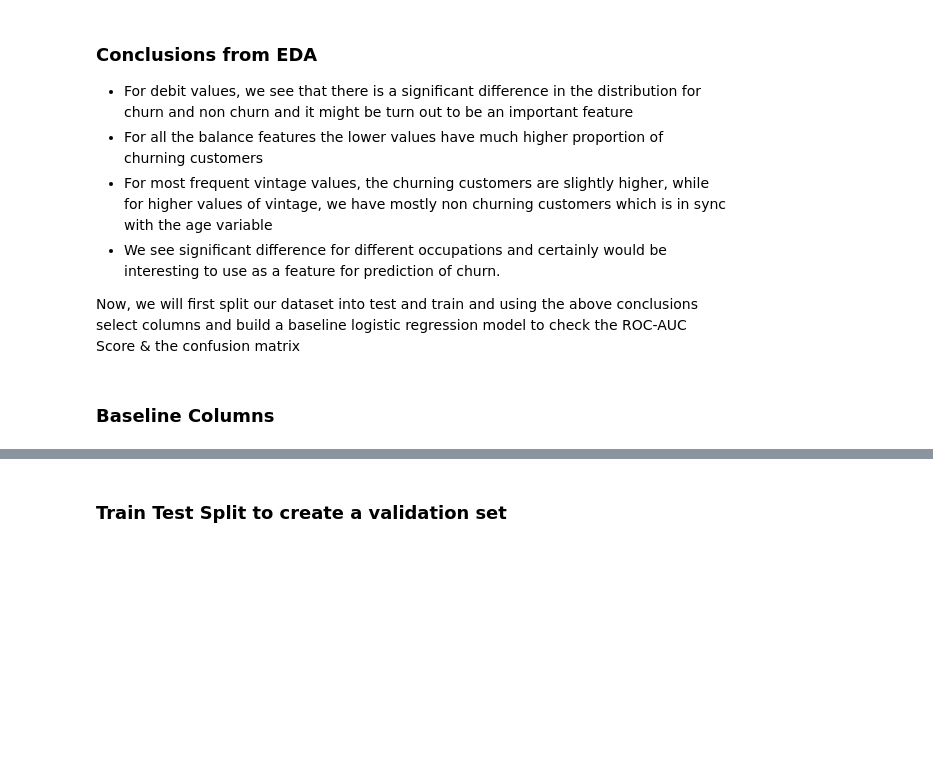
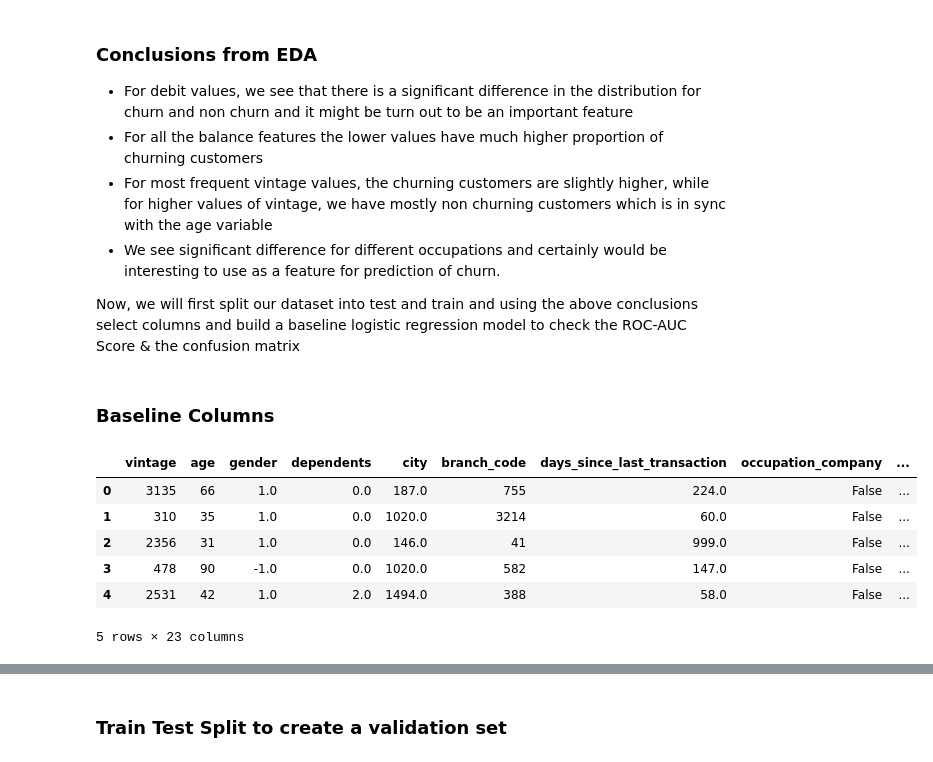
Before and after one commit to JapiKredi/Pinnacle_AI_program_AnalyticsVidyha, a Jupyter notebook: Churn_Prediction_Logistic_Regression.ipynb, the cells around one changed output, grey strips where cells are left out. Saved outputs shown, nothing was run; the diff lists cells and outputs as text; code cells hidden in the pictures; blank space fills up the shorter version.

```diff
--- a/Churn_Prediction_Logistic_Regression.ipynb
+++ b/Churn_Prediction_Logistic_Regression.ipynb
@@ -314,3 +314,13 @@ Our main metric here would be Recall values, while AUC ROC Score would take care
 Now, we will first split our dataset into test and train and using the above conclusions select columns and build a baseline logistic regression model to check the ROC-AUC Score & the confusion matrix
 # %% [markdown]
 ### Baseline Columns
+# %%
+df.head()
+# %% [output]
+|  | vintage | age | gender | dependents | city | branch_code | days_since_last_transaction | occupation_company | ... |
+| 0 | 3135 | 66 | 1.0 | 0.0 | 187.0 | 755 | 224.0 | False | ... |
+| 1 | 310 | 35 | 1.0 | 0.0 | 1020.0 | 3214 | 60.0 | False | ... |
+| 2 | 2356 | 31 | 1.0 | 0.0 | 146.0 | 41 | 999.0 | False | ... |
+| 3 | 478 | 90 | -1.0 | 0.0 | 1020.0 | 582 | 147.0 | False | ... |
+| 4 | 2531 | 42 | 1.0 | 2.0 | 1494.0 | 388 | 58.0 | False | ... |
+5 rows × 23 columns
```
Also changed, not shown: parts of 11 cells of this notebook.
